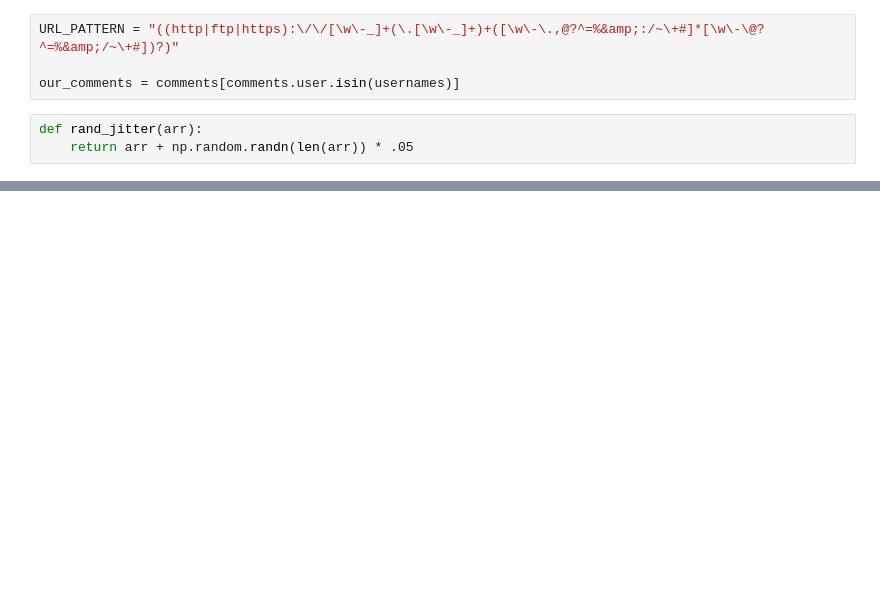
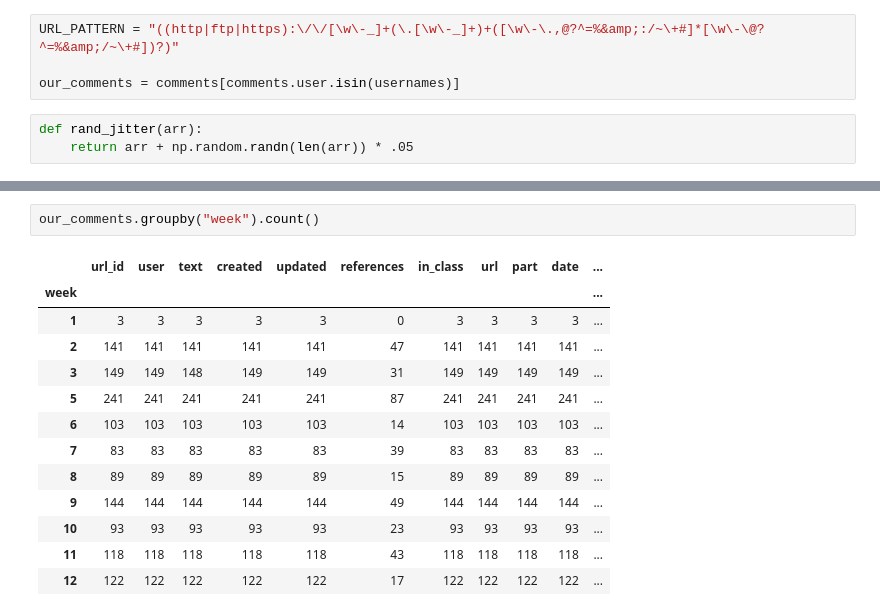
Before and after one commit to Bubblbu/public-knowledge-annotations, a Jupyter notebook: code/annotated-readings.ipynb, the cells around one changed output, grey strips where cells are left out. Cells and saved outputs as stored; diff of their text form; blank space fills up the shorter version.

```diff
--- a/code/annotated-readings.ipynb
+++ b/code/annotated-readings.ipynb
@@ -63,0 +137,16 @@ ax.fmt_xdata = mdates.DateFormatter('%Y-%m-%d')
+# %%
+our_comments.groupby("week").count()
+# %% [output]
+|  | url_id | user | text | created | updated | references | in_class | url | part | date | ... |
+| week |  |  |  |  |  |  |  |  |  |  | ... |
+| 1 | 3 | 3 | 3 | 3 | 3 | 0 | 3 | 3 | 3 | 3 | ... |
+| 2 | 141 | 141 | 141 | 141 | 141 | 47 | 141 | 141 | 141 | 141 | ... |
+| 3 | 149 | 149 | 148 | 149 | 149 | 31 | 149 | 149 | 149 | 149 | ... |
+| 5 | 241 | 241 | 241 | 241 | 241 | 87 | 241 | 241 | 241 | 241 | ... |
+| 6 | 103 | 103 | 103 | 103 | 103 | 14 | 103 | 103 | 103 | 103 | ... |
+| 7 | 83 | 83 | 83 | 83 | 83 | 39 | 83 | 83 | 83 | 83 | ... |
+| 8 | 89 | 89 | 89 | 89 | 89 | 15 | 89 | 89 | 89 | 89 | ... |
+| 9 | 144 | 144 | 144 | 144 | 144 | 49 | 144 | 144 | 144 | 144 | ... |
+| 10 | 93 | 93 | 93 | 93 | 93 | 23 | 93 | 93 | 93 | 93 | ... |
+| 11 | 118 | 118 | 118 | 118 | 118 | 43 | 118 | 118 | 118 | 118 | ... |
+| 12 | 122 | 122 | 122 | 122 | 122 | 17 | 122 | 122 | 122 | 122 | ... |
```
Also changed, not shown: parts of 15 cells of this notebook, 6 other files.
